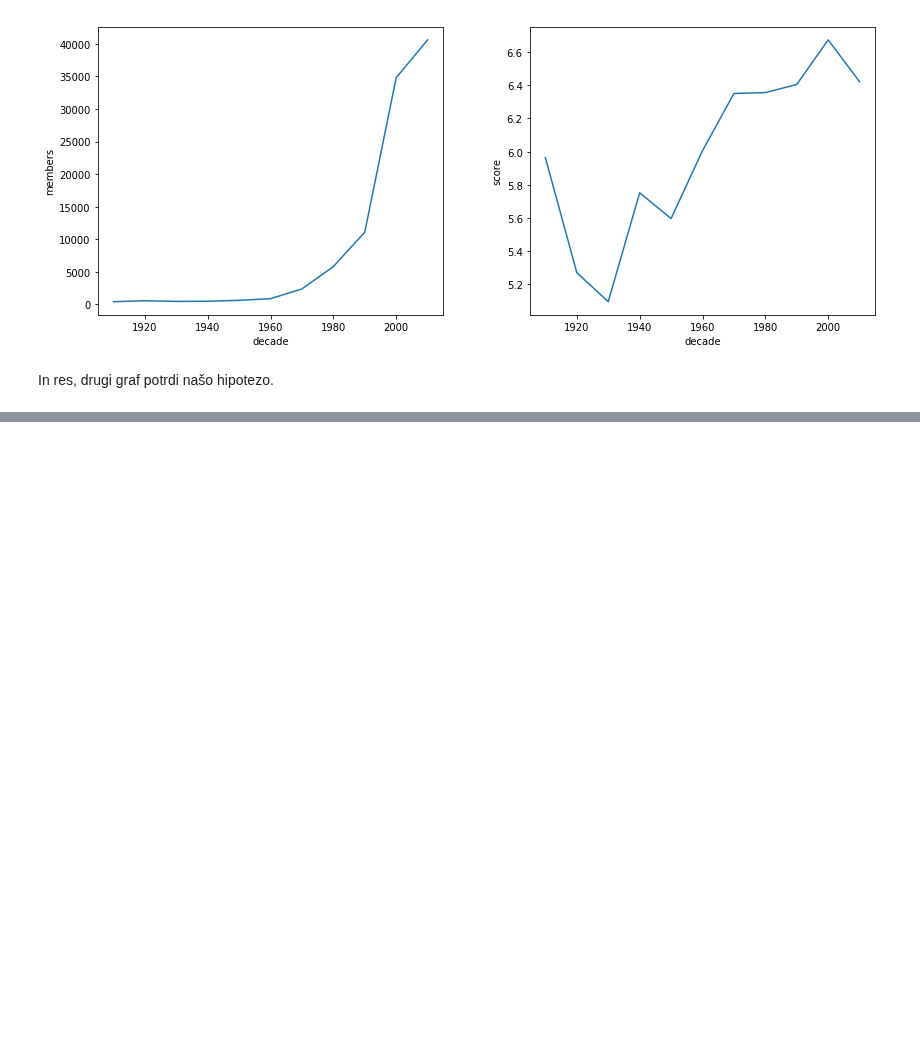
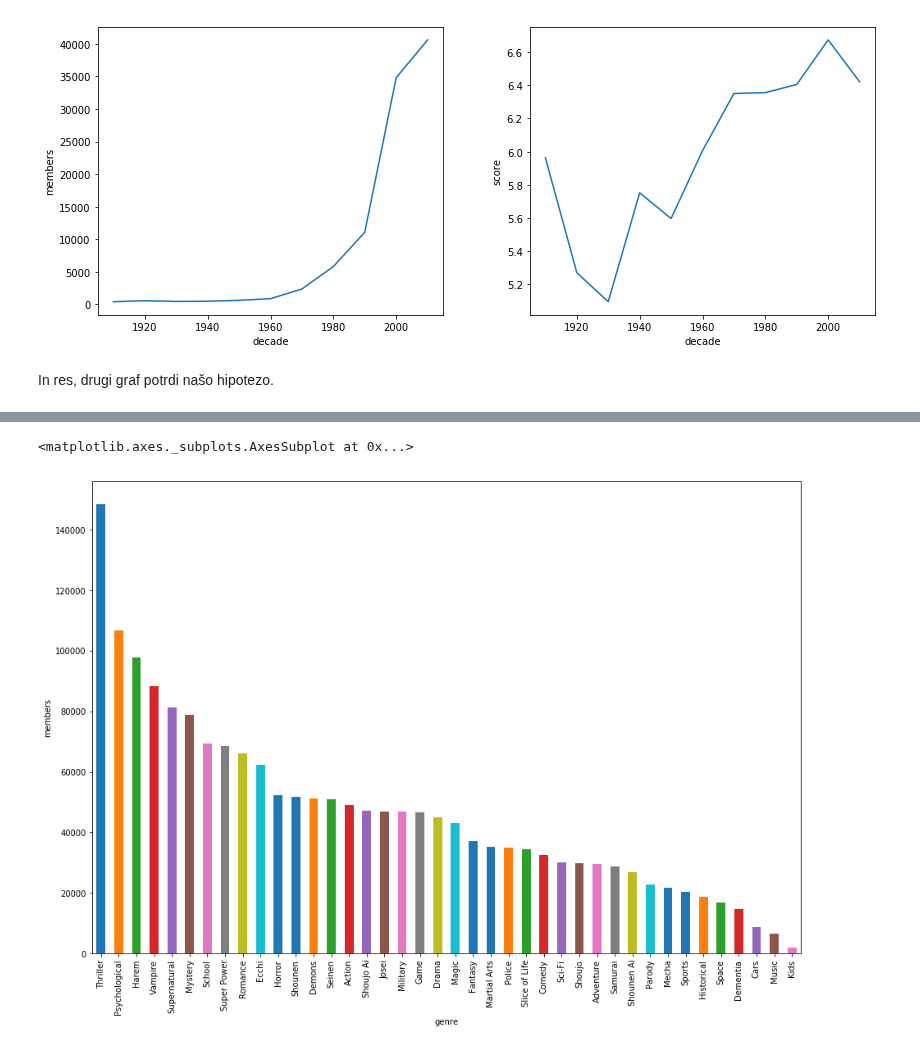
Before and after one commit to DanielVitas/projektna-naloga-programiranje-1, a Jupyter notebook: animenotebook.ipynb, the cells around one changed output, grey strips where cells are left out. Saved outputs shown, nothing was run; the diff lists cells and outputs as text; code cells hidden in the pictures; blank space fills up the shorter version.

```diff
--- a/animenotebook.ipynb
+++ b/animenotebook.ipynb
@@ -241,3 +233,0 @@ anime_by_episodes['score'].mean().plot()
-# %%
-anime['avarage_score'] = round(10 * anime['score']) / 10
-anime.groupby('avarage_score')['favorites'].mean().plot()
@@ -261,0 +238,10 @@ anime.members.mean()
+# %%
+genres = pd.read_csv('data/genres.csv', index_col='id')
+linked_genres = pd.read_csv('data/linkedgenres.csv')
+# %%
+anime_with_genres = pd.merge(
+    pd.merge(anime, linked_genres, left_index=True, right_on='anime'),
+    genres, left_on='genre', right_index=True)
+anime_with_genres = anime_with_genres.drop(['anime','genre'], axis=1)
+anime_with_genres = anime_with_genres.rename(columns={'name': 'genre'})
+anime_with_genres
@@ -261,0 +262,3 @@ anime.members.mean()
+# %%
+anime_by_genres = anime_with_genres.groupby('genre')
+anime_by_genres.size().sort_values(ascending=False)
@@ -261,0 +279,8 @@ anime.members.mean()
+# %%
+fig = plt.figure(1)
+ax1 = fig.add_subplot(111, position=[0, 0, 2, 2])
+ax1.set_ylabel('members')
+anime_by_genres['members'].mean().sort_values(ascending=False).plot.bar(ax=ax1)
+# %% [output]
+<matplotlib.axes._subplots.AxesSubplot at 0x...>
+[figure, added]
```
Also changed, not shown: parts of 50 cells of this notebook, 1 other file.
